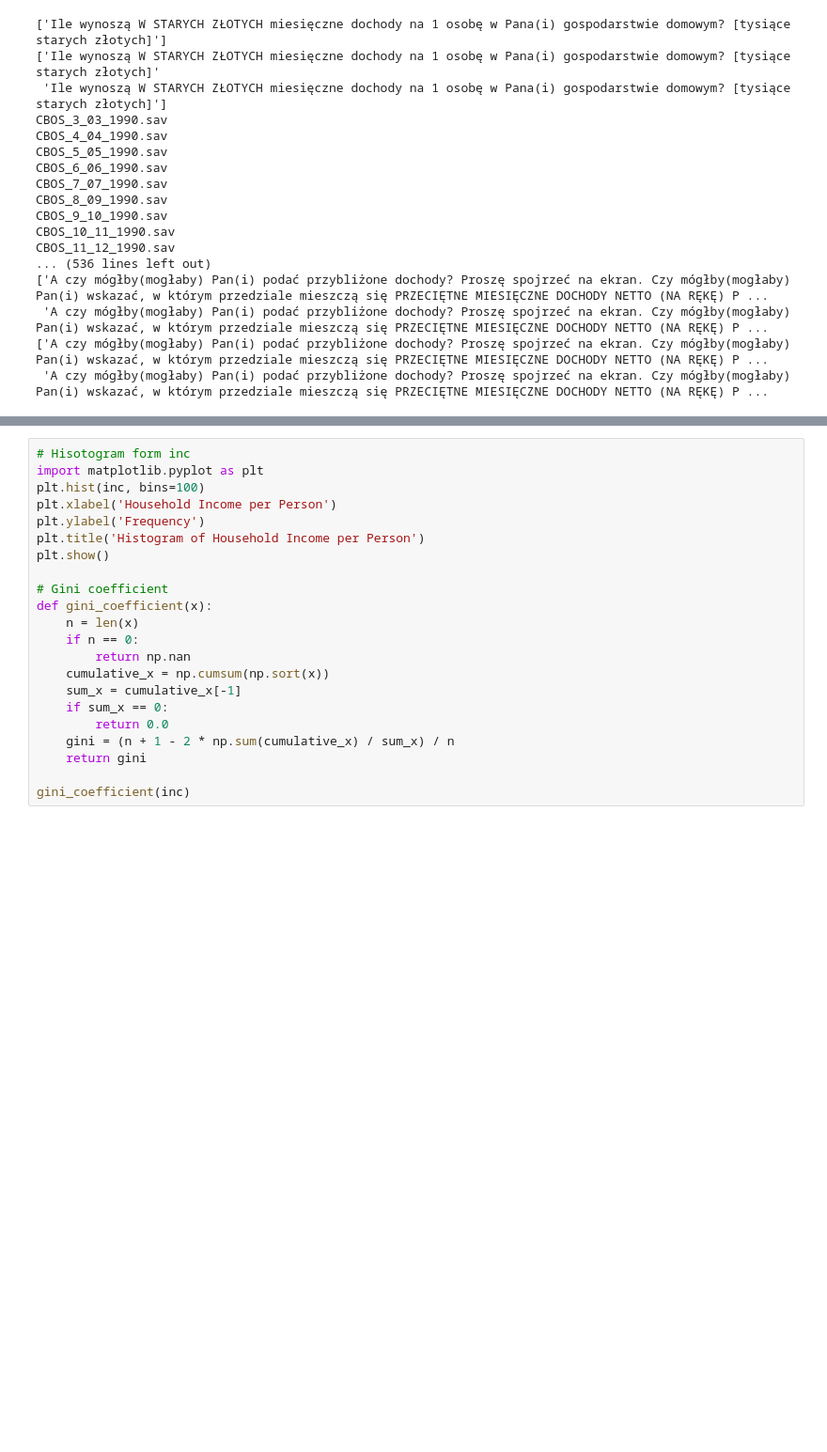
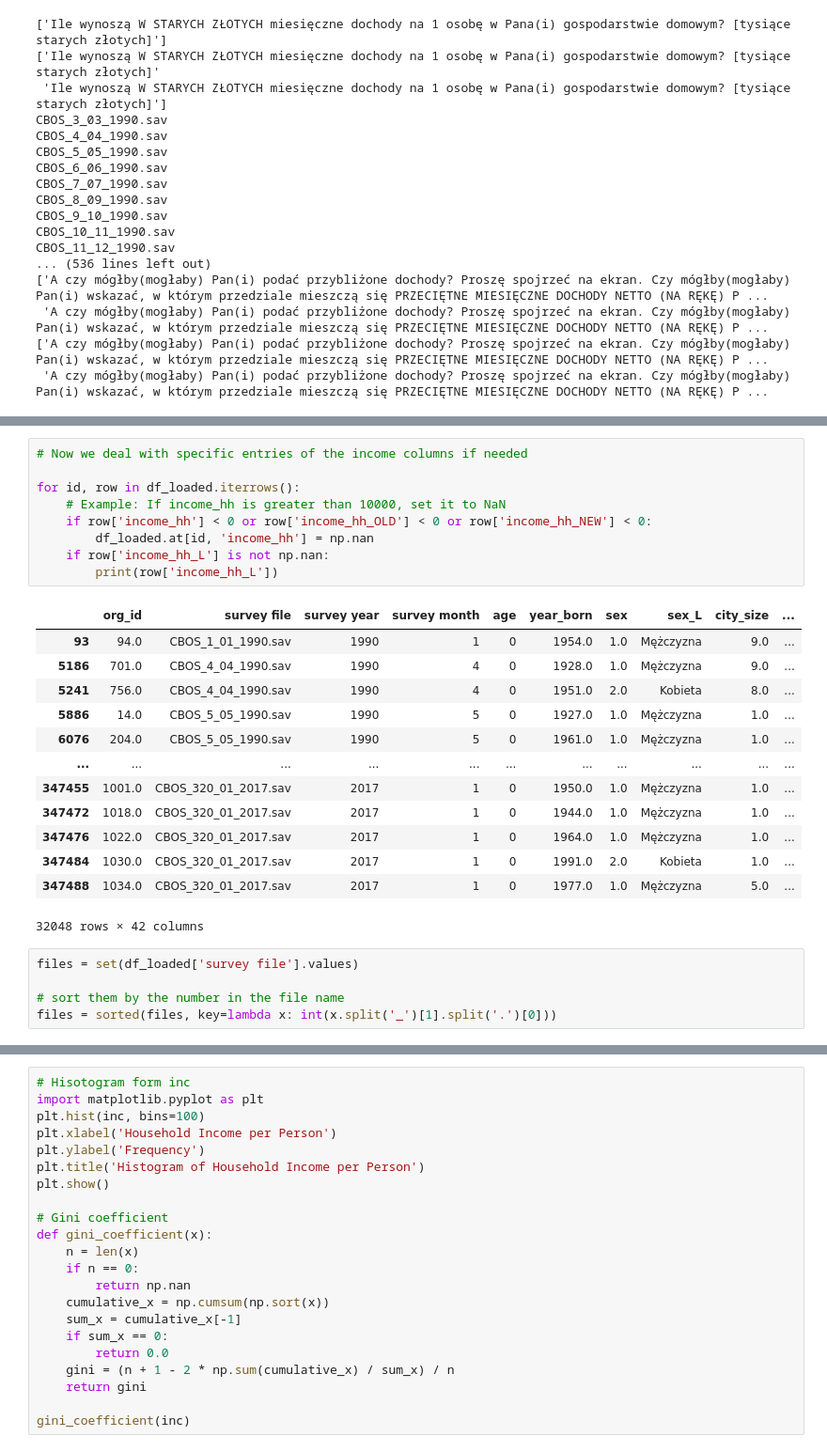
Before and after one commit to jendrkk/LRDWI-Paper, a Jupyter notebook: Code/analysis/00_intro.ipynb, the cells around one changed output, grey strips where cells are left out. Shown at 94% size. Drawn from its saved outputs; the diff is of its cells as text; blank space fills up the shorter version.

```diff
--- a/Code/analysis/00_intro.ipynb
+++ b/Code/analysis/00_intro.ipynb
@@ -545,0 +810,28 @@ inc = inc[~np.isnan(inc)]
+# %%
+# Now we deal with specific entries of the income columns if needed
+
+for id, row in df_loaded.iterrows():
+    # Example: If income_hh is greater than 10000, set it to NaN
+    if row['income_hh'] < 0 or row['income_hh_OLD'] < 0 or row['income_hh_NEW'] < 0:
+        df_loaded.at[id, 'income_hh'] = np.nan
+    if row['income_hh_L'] is not np.nan:
+        print(row['income_hh_L'])
+# %% [output]
+|  | org_id | survey file | survey year | survey month | age | year_born | sex | sex_L | city_size | ... |
+| 93 | 94.0 | CBOS_1_01_1990.sav | 1990 | 1 | 0 | 1954.0 | 1.0 | Mężczyzna | 9.0 | ... |
+| 5186 | 701.0 | CBOS_4_04_1990.sav | 1990 | 4 | 0 | 1928.0 | 1.0 | Mężczyzna | 9.0 | ... |
+| 5241 | 756.0 | CBOS_4_04_1990.sav | 1990 | 4 | 0 | 1951.0 | 2.0 | Kobieta | 8.0 | ... |
+| 5886 | 14.0 | CBOS_5_05_1990.sav | 1990 | 5 | 0 | 1927.0 | 1.0 | Mężczyzna | 1.0 | ... |
+| 6076 | 204.0 | CBOS_5_05_1990.sav | 1990 | 5 | 0 | 1961.0 | 1.0 | Mężczyzna | 1.0 | ... |
+| ... | ... | ... | ... | ... | ... | ... | ... | ... | ... | ... |
+| 347455 | 1001.0 | CBOS_320_01_2017.sav | 2017 | 1 | 0 | 1950.0 | 1.0 | Mężczyzna | 1.0 | ... |
+| 347472 | 1018.0 | CBOS_320_01_2017.sav | 2017 | 1 | 0 | 1944.0 | 1.0 | Mężczyzna | 1.0 | ... |
+| 347476 | 1022.0 | CBOS_320_01_2017.sav | 2017 | 1 | 0 | 1964.0 | 1.0 | Mężczyzna | 1.0 | ... |
+| 347484 | 1030.0 | CBOS_320_01_2017.sav | 2017 | 1 | 0 | 1991.0 | 2.0 | Kobieta | 1.0 | ... |
+| 347488 | 1034.0 | CBOS_320_01_2017.sav | 2017 | 1 | 0 | 1977.0 | 1.0 | Mężczyzna | 5.0 | ... |
+32048 rows × 42 columns
+# %%
+files = set(df_loaded['survey file'].values)
+
+# sort them by the number in the file name
+files = sorted(files, key=lambda x: int(x.split('_')[1].split('.')[0]))
```
Also changed, not shown: parts of 21 cells of this notebook, 5 other files.
